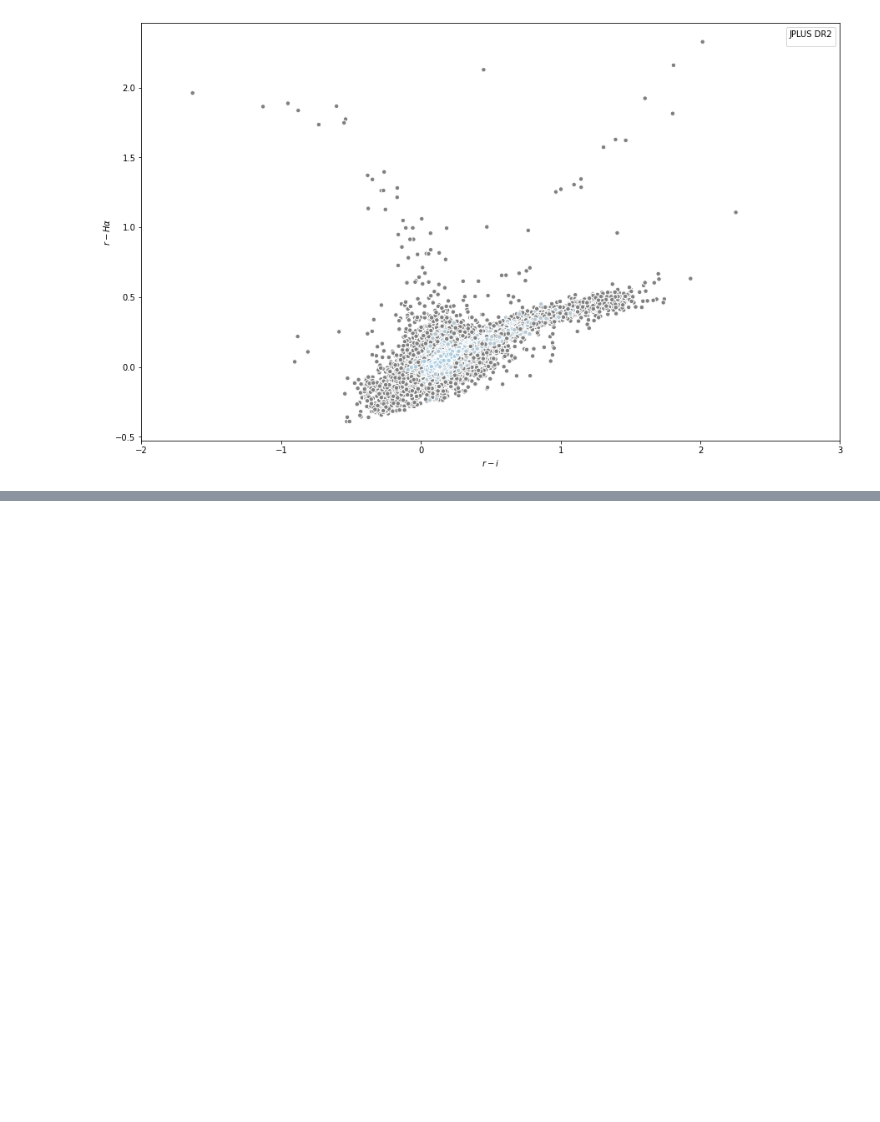
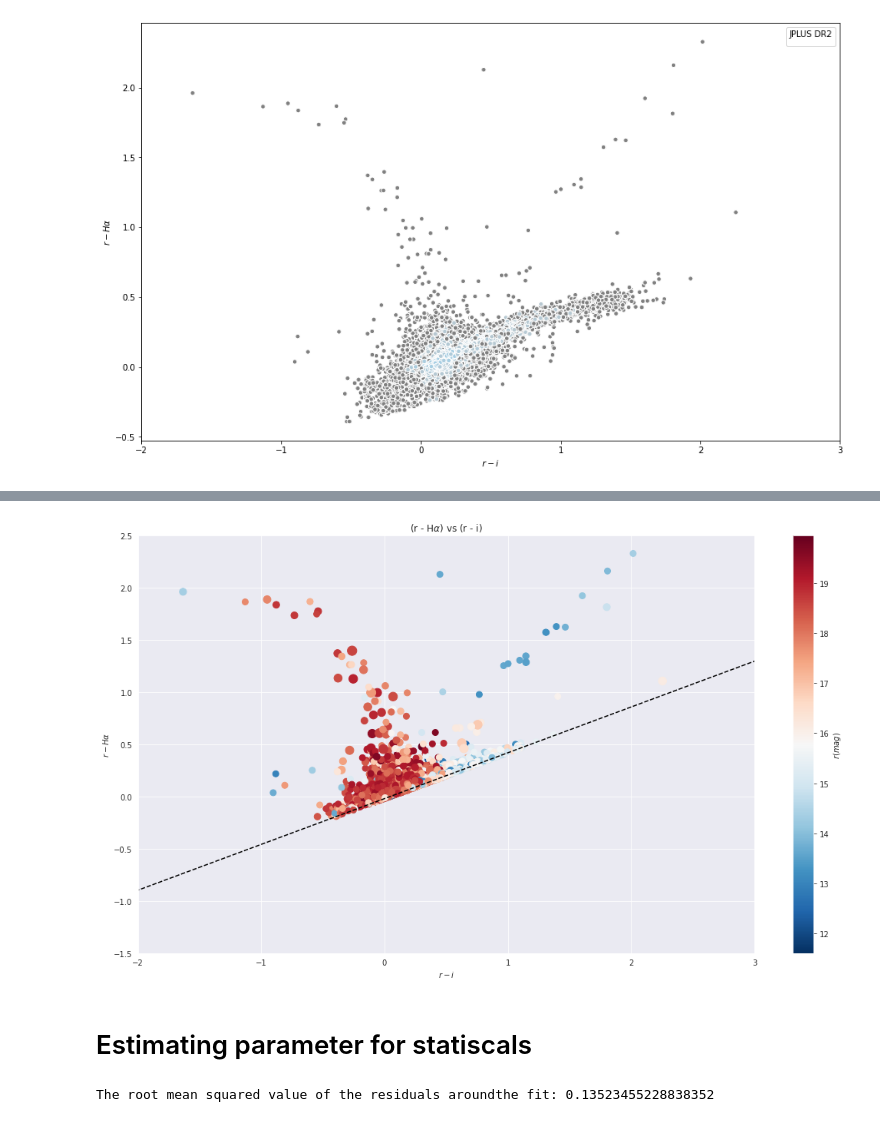
Before and after one commit to AngelGSoto/Halpha-JPLUS, a Jupyter notebook: Notebook/HDBSCAN JPLUS data.ipynb, the cells around one changed output, grey strips where cells are left out. Saved outputs shown, nothing was run; the diff lists cells and outputs as text; code cells hidden in the pictures; blank space fills up the shorter version.

```diff
--- a/Notebook/HDBSCAN JPLUS data.ipynb
+++ b/Notebook/HDBSCAN JPLUS data.ipynb
@@ -98,0 +276,5 @@ ax.set_aspect("equal")
+# %%
+# Mask
+# Choosing the objetcs in Noise list obove of the straigh line fit
+mask_fit = cy_noise > 0.43880 * cx_noise - 0.01927
+tab_noise_ha = tab_noise[mask_fit]
@@ -98,0 +303,18 @@ ax.set_aspect("equal")
+# %%
+cx_noise_ha, cy_noise_ha = colour(tab_noise_ha, "rSDSS_MAG_APER_6_0", "iSDSS_MAG_APER_6_0", "rSDSS_MAG_APER_6_0", "J0660_MAG_APER_6_0")
+# %%
+with sns.axes_style("darkgrid"):
+    fig, ax4 = plt.subplots(figsize=(18, 10))
+    scat = ax4.scatter(cx_noise_ha, cy_noise_ha, s=18*tab_noise_ha["kron_radius"],
+                             c=tab_noise_ha["rSDSS_MAG_APER_6_0"], cmap='RdBu_r')
+    ax4.plot(fit_line, 0.43880 * fit_line - 0.01927, color="k", ls="--")
+    ax4.set(
+    xlim=[-2.0, 3.0],
+    ylim=[-1.5, 2.5],
+    xlabel=r"$r - i$",
+    ylabel=r"$r - H\alpha$")
+    fig.colorbar(scat, ax=ax4).set_label("$r(mag)$")
+    #ax4.set_aspect("equal")
+    ax4.set_title(r"(r - H$\alpha$) vs (r - i)")
+# %% [output]
+[figure, added]
@@ -98,0 +325,2 @@ ax.set_aspect("equal")
+# %% [markdown]
+# Estimating parameter for statiscals
@@ -98,0 +329,6 @@ ax.set_aspect("equal")
+# %%
+cy_noise_ha_predic = objective(cx_noise_ha, a, b)
+sigma_fit = mean_squared_error(cy_noise_ha, cy_noise_ha_predic, squared=False)
+print("The root mean squared value of the residuals aroundthe fit:", sigma_fit)
+# %% [output]
+The root mean squared value of the residuals aroundthe fit: 0.13523455228838352
```
Also changed, not shown: parts of 19 cells of this notebook, 15 other files.
